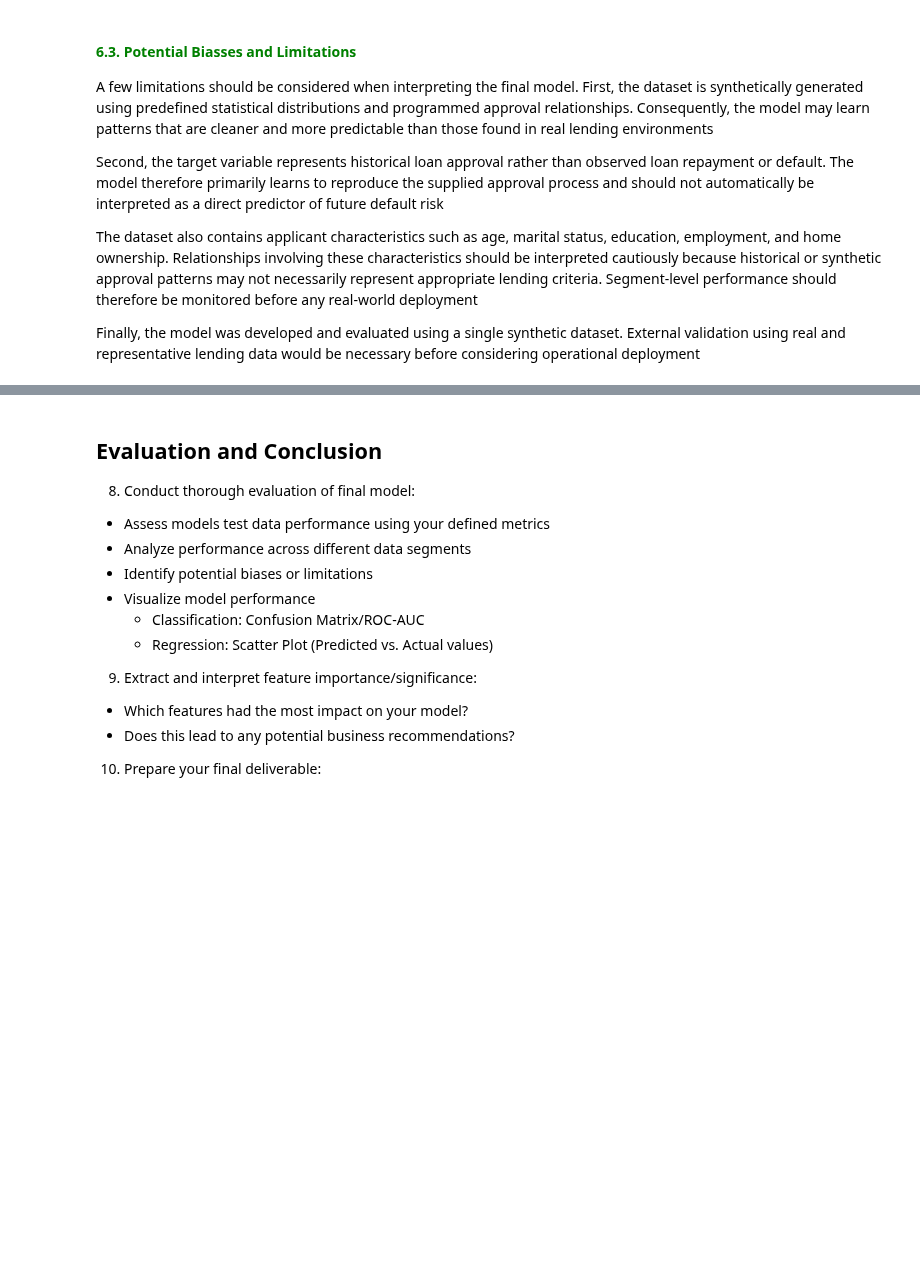
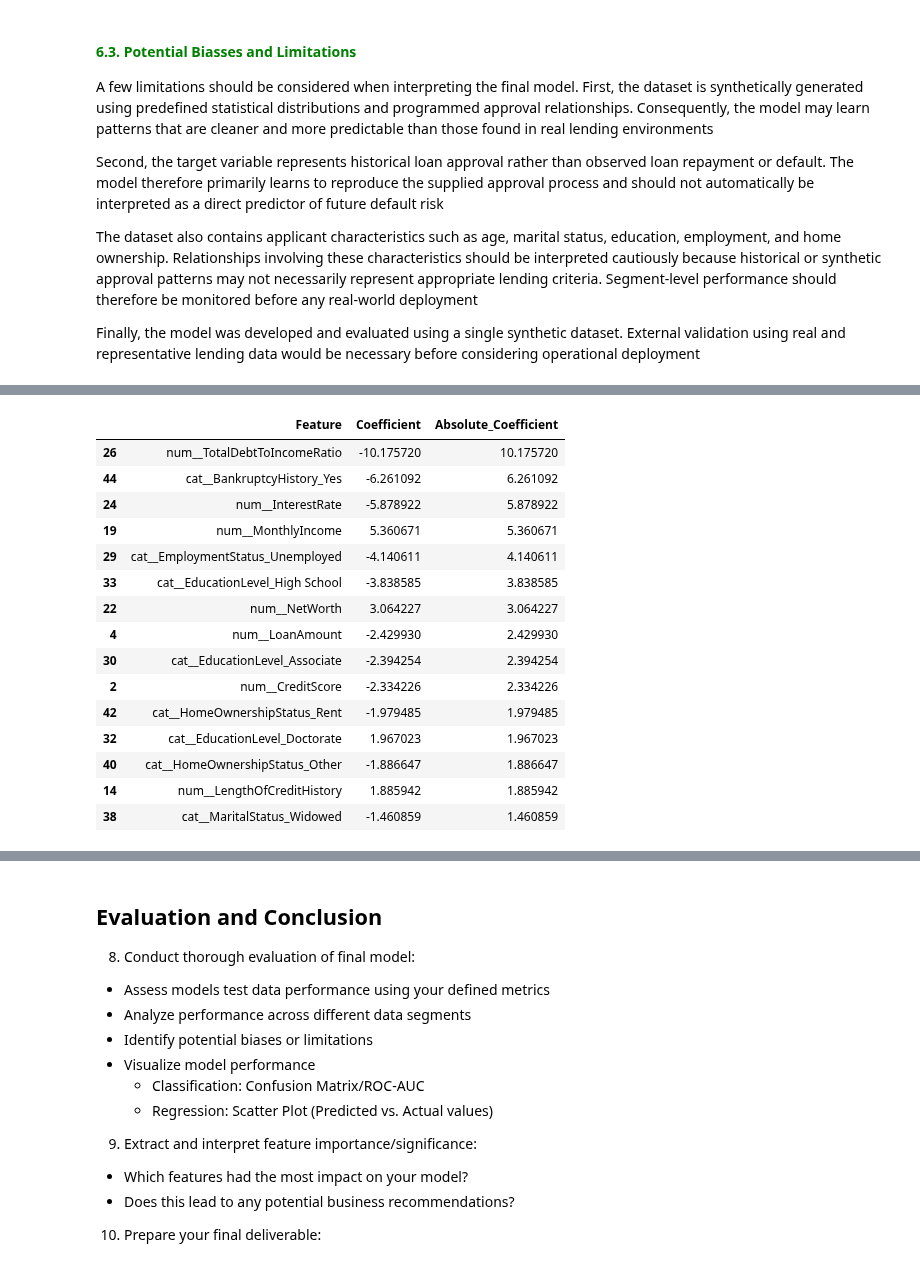
Before and after one commit to ngunjirikevin/financial-loan-risk-model, a Jupyter notebook: financial_loan_risk.ipynb, the cells around one changed output, grey strips where cells are left out. Cells and saved outputs as stored; diff of their text form; code cells hidden in the pictures; blank space fills up the shorter version.

```diff
--- a/financial_loan_risk.ipynb
+++ b/financial_loan_risk.ipynb
@@ -2167,0 +2176,45 @@ Finally, the model was developed and evaluated using a single synthetic dataset.
+# %%
+final_feature_names = (
+    best_model
+    .named_steps["preprocessor"]
+    .get_feature_names_out()
+)
+
+final_coefficients = (
+    best_model
+    .named_steps["classifier"]
+    .coef_[0]
+)
+
+feature_importance = pd.DataFrame({
+    "Feature": final_feature_names,
+    "Coefficient": final_coefficients
+})
+
+feature_importance["Absolute_Coefficient"] = (
+    feature_importance["Coefficient"].abs()
+)
+
+feature_importance = feature_importance.sort_values(
+    "Absolute_Coefficient",
+    ascending=False
+)
+
+feature_importance.head(15)
+# %% [output]
+|  | Feature | Coefficient | Absolute_Coefficient |
+| 26 | num__TotalDebtToIncomeRatio | -10.175720 | 10.175720 |
+| 44 | cat__BankruptcyHistory_Yes | -6.261092 | 6.261092 |
+| 24 | num__InterestRate | -5.878922 | 5.878922 |
+| 19 | num__MonthlyIncome | 5.360671 | 5.360671 |
+| 29 | cat__EmploymentStatus_Unemployed | -4.140611 | 4.140611 |
+| 33 | cat__EducationLevel_High School | -3.838585 | 3.838585 |
+| 22 | num__NetWorth | 3.064227 | 3.064227 |
+| 4 | num__LoanAmount | -2.429930 | 2.429930 |
+| 30 | cat__EducationLevel_Associate | -2.394254 | 2.394254 |
+| 2 | num__CreditScore | -2.334226 | 2.334226 |
+| 42 | cat__HomeOwnershipStatus_Rent | -1.979485 | 1.979485 |
+| 32 | cat__EducationLevel_Doctorate | 1.967023 | 1.967023 |
+| 40 | cat__HomeOwnershipStatus_Other | -1.886647 | 1.886647 |
+| 14 | num__LengthOfCreditHistory | 1.885942 | 1.885942 |
+| 38 | cat__MaritalStatus_Widowed | -1.460859 | 1.460859 |
```
Also changed, not shown: parts of 6 cells of this notebook.
